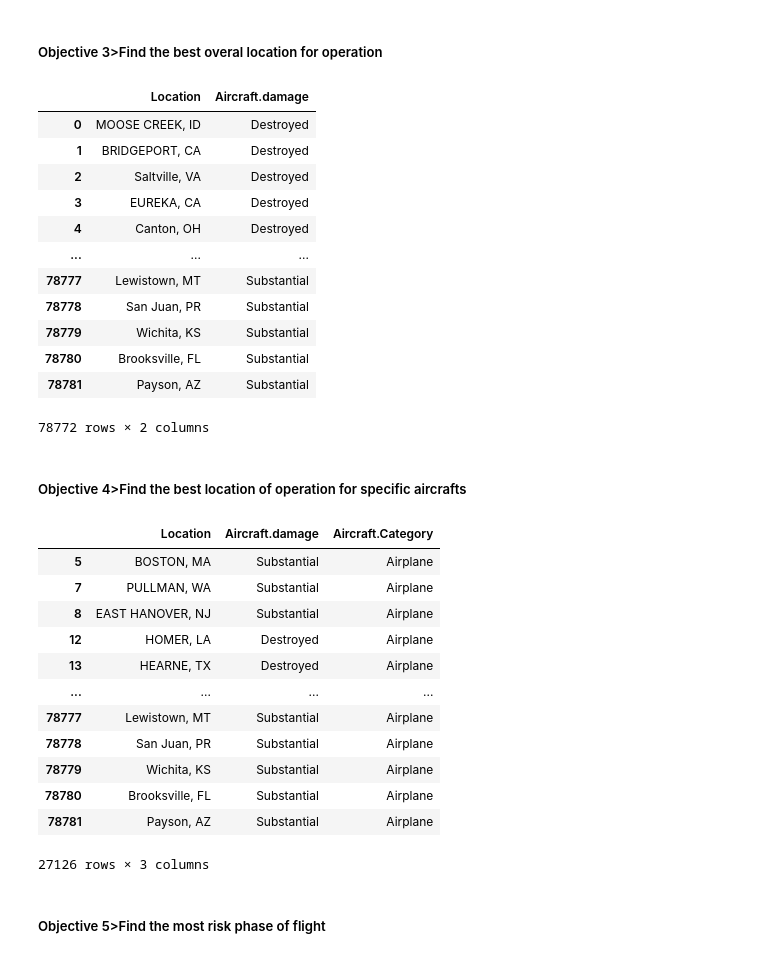
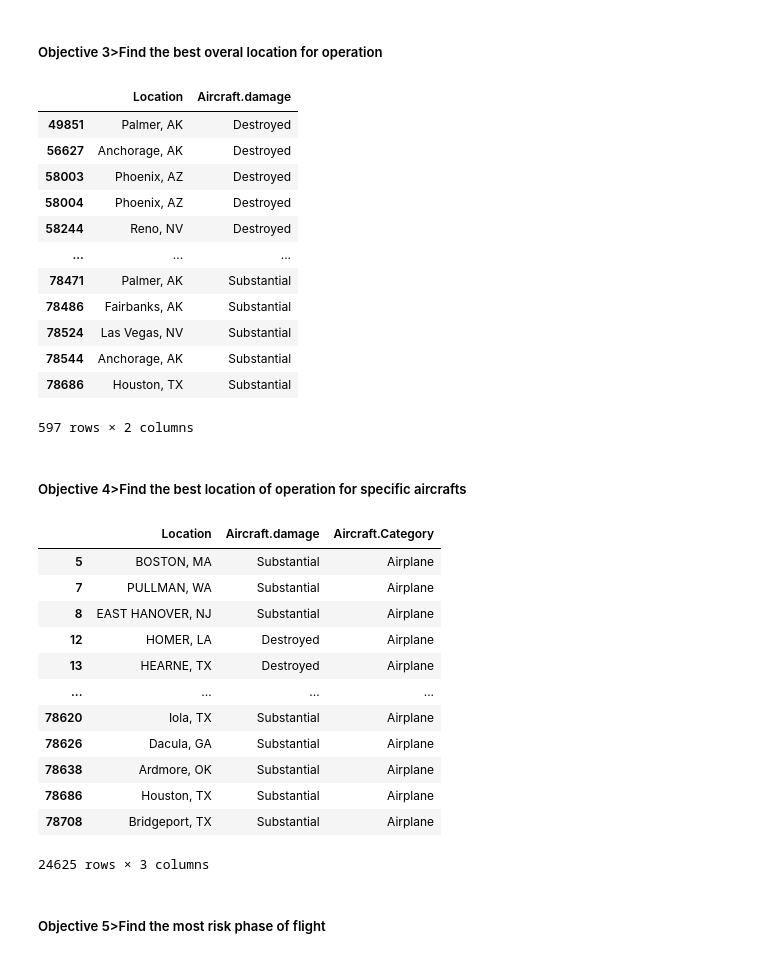
Before and after one commit to josephndex/aviation-business-strategy-and-risk-evasion-, a Jupyter notebook: student.ipynb.ipynb, the cells around one changed output. Drawn from its saved outputs; the diff is of its cells as text; code cells hidden in the pictures.

```diff
--- a/student.ipynb.ipynb
+++ b/student.ipynb.ipynb
@@ -170,6 +170,8 @@ aviation_clean.sample(5)
 # %%
 #To find the best aircraft to parchase were gona use the columns Aircraft.damage,Aircraft.category,model,engine.type
 #pairing the colums to a single variable
+#we need to remove the colums from the aircrafrt type,Engine.Type,Model that have null values
+aviation_clean.dropna(subset=["Aircraft.Category","Engine.Type","Model"],inplace=True)
 aviation_clean_ob1=aviation_clean.loc[:,["Aircraft.damage","Aircraft.Category","Model","Engine.Type"]]
 aviation_clean_ob1
 # %% [output]
@@ -211,23 +213,28 @@ aviation_clean_ob2
 # %%
 # we are going to use the columns location and aicraft damage
 # we are going to drop the null values from the location column
 aviation_clean.dropna(subset=["Location"],inplace=True)
-aviation_clean_ob3=aviation_clean.loc[:,["Location","Aircraft.damage"]]
+# since we have more than 20,000 locations we can use the top 10 ones
+top_locations =aviation_clean['Location'].value_counts().head(10).index
+#Filter the DataFrame to include only rows with the top locations
+aviation_clean_ob3 = aviation_clean[aviation_clean['Location'].isin(top_locations)]
+# Ensure only the relevant columns are included
+aviation_clean_ob3 = aviation_clean_ob3.loc[:, ["Location","Aircraft.damage"]]
 aviation_clean_ob3
 # %% [output]
 |  | Location | Aircraft.damage |
-| 0 | MOOSE CREEK, ID | Destroyed |
-| 1 | BRIDGEPORT, CA | Destroyed |
-| 2 | Saltville, VA | Destroyed |
-| 3 | EUREKA, CA | Destroyed |
-| 4 | Canton, OH | Destroyed |
+| 49851 | Palmer, AK | Destroyed |
+| 56627 | Anchorage, AK | Destroyed |
+| 58003 | Phoenix, AZ | Destroyed |
+| 58004 | Phoenix, AZ | Destroyed |
+| 58244 | Reno, NV | Destroyed |
 | ... | ... | ... |
-| 78777 | Lewistown, MT | Substantial |
-| 78778 | San Juan, PR | Substantial |
-| 78779 | Wichita, KS | Substantial |
-| 78780 | Brooksville, FL | Substantial |
-| 78781 | Payson, AZ | Substantial |
+| 78471 | Palmer, AK | Substantial |
+| 78486 | Fairbanks, AK | Substantial |
+| 78524 | Las Vegas, NV | Substantial |
+| 78544 | Anchorage, AK | Substantial |
+| 78686 | Houston, TX | Substantial |
-78772 rows × 2 columns
+597 rows × 2 columns
 # %% [markdown]
 ##### Objective 4>Find the best location of operation for specific aircrafts
 # %%
@@ -244,12 +251,12 @@ aviation_clean_ob4
 | 12 | HOMER, LA | Destroyed | Airplane |
 | 13 | HEARNE, TX | Destroyed | Airplane |
 | ... | ... | ... | ... |
-| 78777 | Lewistown, MT | Substantial | Airplane |
-| 78778 | San Juan, PR | Substantial | Airplane |
-| 78779 | Wichita, KS | Substantial | Airplane |
-| 78780 | Brooksville, FL | Substantial | Airplane |
-| 78781 | Payson, AZ | Substantial | Airplane |
+| 78620 | Iola, TX | Substantial | Airplane |
+| 78626 | Dacula, GA | Substantial | Airplane |
+| 78638 | Ardmore, OK | Substantial | Airplane |
+| 78686 | Houston, TX | Substantial | Airplane |
+| 78708 | Bridgeport, TX | Substantial | Airplane |
-27126 rows × 3 columns
+24625 rows × 3 columns
 # %% [markdown]
 ##### Objective 5>Find the most risk phase of flight
 # %%
```
Also changed, not shown: parts of 30 cells of this notebook, 12 other files.
